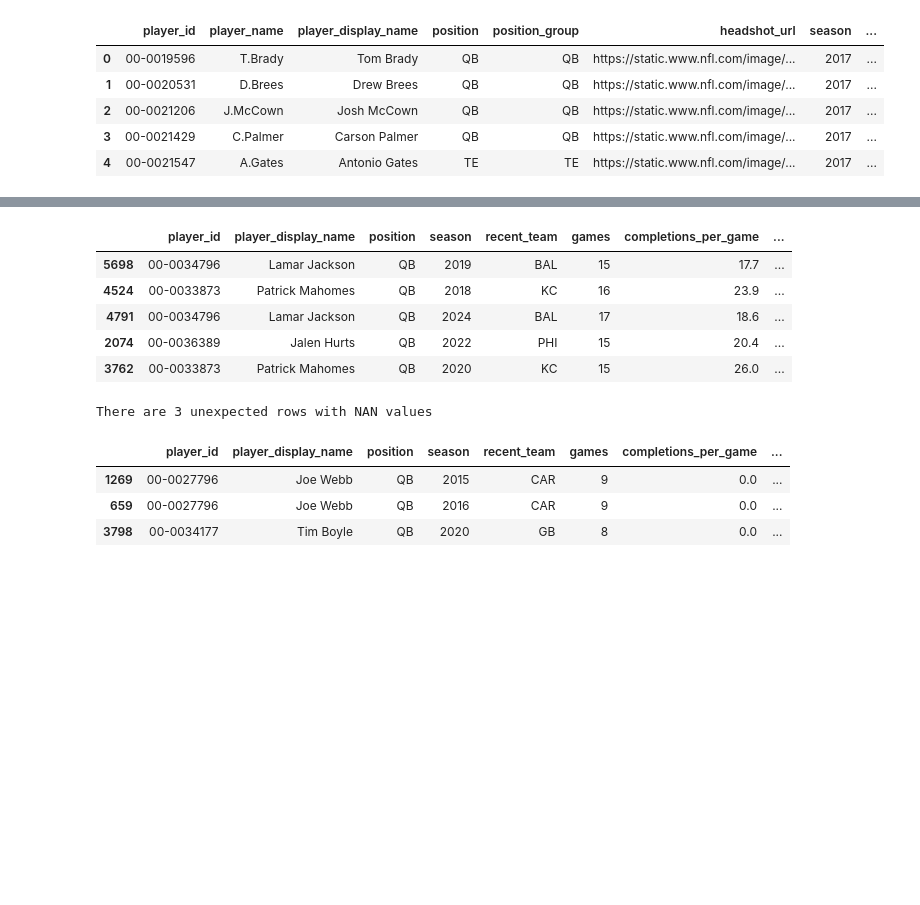
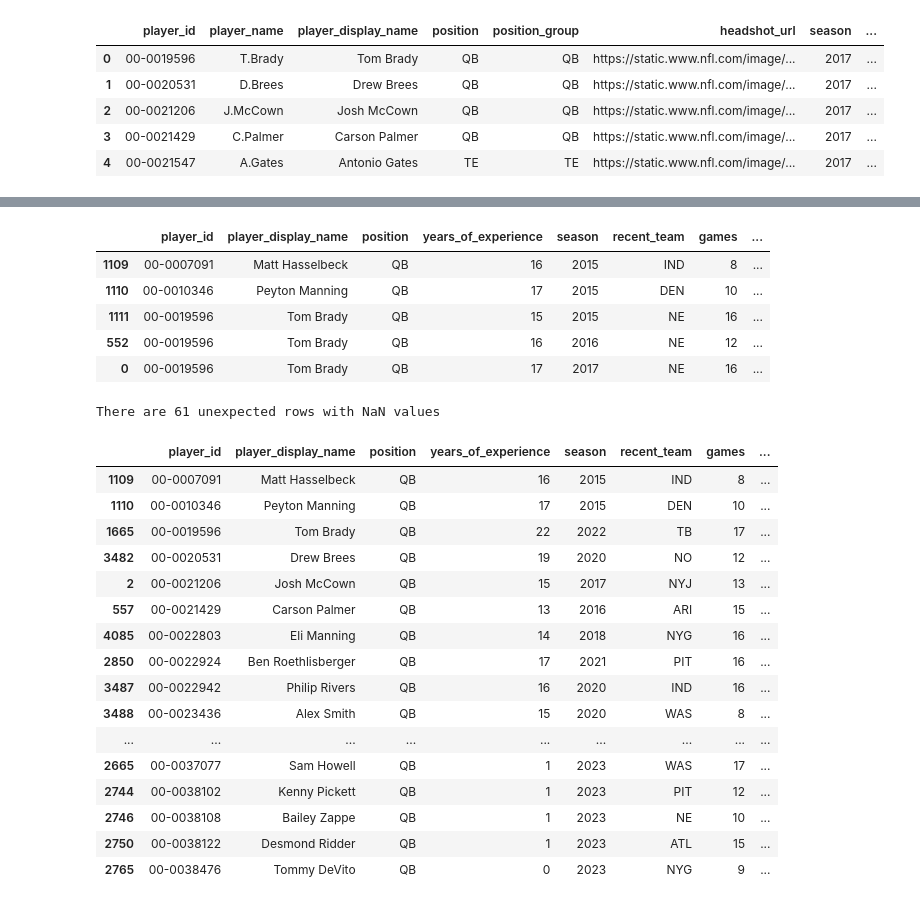
Before and after one commit to jackewings/Fantasy-Football-Predictor, a Jupyter notebook: notebooks/01_data_prep.ipynb, the cells around one changed output, grey strips where cells are left out. Drawn from its saved outputs; the diff is of its cells as text; code cells hidden in the pictures; blank space fills up the shorter version.

```diff
--- a/notebooks/01_data_prep.ipynb
+++ b/notebooks/01_data_prep.ipynb
@@ -62,3 +55,13 @@ all_seasons.head()
 | 2 | 00-0021206 | J.McCown | Josh McCown | QB | QB | https://static.www.nfl.com/image/... | 2017 | ... |
 | 3 | 00-0021429 | C.Palmer | Carson Palmer | QB | QB | https://static.www.nfl.com/image/... | 2017 | ... |
 | 4 | 00-0021547 | A.Gates | Antonio Gates | TE | TE | https://static.www.nfl.com/image/... | 2017 | ... |
+# %%
+# Loading in a new CSV that contains info about each player, and merging the specified columns with the all_seasons dataframe
+players = pd.read_csv('../data/raw/players.csv')
+
+players_filtered = players[['gsis_id', 'rookie_season']]
+
+all_seasons = all_seasons.merge(players_filtered, left_on = 'player_id', right_on = 'gsis_id', how = 'inner')
+
+# Ensuring the merge worked properly
+all_seasons[['player_id', 'gsis_id', 'rookie_season']].head()
@@ -64,0 +75,5 @@ all_seasons.head()
+# %%
+# Creating a new column to show the years of experience for a player in that season
+all_seasons['years_of_experience'] = all_seasons['season'] - all_seasons['rookie_season']
+
+all_seasons[['season', 'rookie_season', 'years_of_experience']].head()
@@ -65,7 +87,8 @@ all_seasons.head()
 # %%
+# Creating the QB only dataframes which contains player info and stats specific to the position
 qb_all = all_seasons[all_seasons['position'] == 'QB']
 
-qb_filtered = qb_all[['player_id', 'player_display_name', 'position', 'season', 'recent_team', 'games', 'completions', 'attempts', 'passing_yards',
+qb_filtered = qb_all[['player_id', 'player_display_name', 'position', 'years_of_experience', 'season', 'recent_team', 'games', 'completions', 'attempts', 'passing_yards',
              'passing_tds', 'passing_interceptions', 'sacks_suffered', 'sack_fumbles', 'passing_first_downs', 'passing_epa',
              'passing_cpoe', 'pacr', 'carries', 'rushing_yards', 'rushing_tds', 'rushing_fumbles', 'rushing_first_downs', 'rushing_epa',
              'fantasy_points_ppr'
@@ -82,5 +105,5 @@ qb_filtered.sort_values(by = 'fantasy_points_ppr', ascending = False).head()
 # %%
-# List your counting stats to convert to per-game
+# Transforming the count stats into per-game stats to make the values more robust to injuries
 qb_count_stats = ['completions', 'attempts', 'passing_yards', 'passing_tds', 'passing_interceptions',
                'sacks_suffered', 'sack_fumbles', 'passing_first_downs', 'passing_epa', 'passing_cpoe', 'pacr',
                'carries', 'rushing_yards', 'rushing_tds', 'rushing_fumbles', 'rushing_first_downs', 'rushing_epa',
@@ -89,40 +112,56 @@ qb_count_stats = ['completions', 'attempts', 'passing_yards', 'passing_tds', 'pa
 qb_per_game = qb_filtered.copy()
 
 for stat in qb_count_stats:
-    qb_per_game[stat + '_per_game'] = (qb_per_game[stat] / qb_per_game['games'].replace(0, pd.NA)).round(1)
+    qb_per_game[stat + '_per_game'] = (qb_per_game[stat] / qb_per_game['games'].replace(0, pd.NA))
 
-# Now you can drop or keep original total columns depending on your preference
-# For example, keep per-game only:
-qb_per_game = qb_per_game[['player_id', 'player_display_name', 'position', 'season', 'recent_team', 'games'] +
+qb_per_game = qb_per_game[['player_id', 'player_display_name', 'position', 'years_of_experience', 'season', 'recent_team', 'games'] +
                           [col for col in qb_per_game.columns if col.endswith('_per_game')]]
 
-qb_per_game_filtered = qb_per_game[qb_per_game['games'] >= 8]
+# Filtering to only players with >= 8 games played
+qb_per_game_filtered = qb_per_game[qb_per_game['games'] >= 8].round(2)
 
-# Sort by player and season
 qb_per_game_filtered = qb_per_game_filtered.sort_values(by = ['player_id', 'season'])
 
-# Create target variable
+# Creating the target variable which is predicted fantasy PPG for the following year
 qb_per_game_filtered['fantasy_points_ppr_per_game_next_year'] = (
     qb_per_game_filtered.groupby('player_id')['fantasy_points_ppr_per_game'].shift(-1)
 )
 
-qb_per_game_filtered.sort_values(by = 'fantasy_points_ppr_per_game', ascending = False).head()
+qb_per_game_filtered.head()
 # %% [output]
-|  | player_id | player_display_name | position | season | recent_team | games | completions_per_game | ... |
-| 5698 | 00-0034796 | Lamar Jackson | QB | 2019 | BAL | 15 | 17.7 | ... |
-| 4524 | 00-0033873 | Patrick Mahomes | QB | 2018 | KC | 16 | 23.9 | ... |
-| 4791 | 00-0034796 | Lamar Jackson | QB | 2024 | BAL | 17 | 18.6 | ... |
-| 2074 | 00-0036389 | Jalen Hurts | QB | 2022 | PHI | 15 | 20.4 | ... |
-| 3762 | 00-0033873 | Patrick Mahomes | QB | 2020 | KC | 15 | 26.0 | ... |
+|  | player_id | player_display_name | position | years_of_experience | season | recent_team | games | ... |
+| 1109 | 00-0007091 | Matt Hasselbeck | QB | 16 | 2015 | IND | 8 | ... |
+| 1110 | 00-0010346 | Peyton Manning | QB | 17 | 2015 | DEN | 10 | ... |
+| 1111 | 00-0019596 | Tom Brady | QB | 15 | 2015 | NE | 16 | ... |
+| 552 | 00-0019596 | Tom Brady | QB | 16 | 2016 | NE | 12 | ... |
+| 0 | 00-0019596 | Tom Brady | QB | 17 | 2017 | NE | 16 | ... |
 # %%
-qb_per_game_filtered_no_target = qb_per_game_filtered.drop(columns = 'fantasy_points_ppr_per_game_next_year')
+# Observing potential missing values (NaN values are expected in the 2024 season for the target variable)
+qb_per_game_filtered_no_2024 = qb_per_game_filtered[qb_per_game_filtered['season'] != 2024]
 
-print(f'There are {qb_per_game_filtered_no_target.isna().any(axis = 1).sum()} unexpected rows with NAN values\n')
+print(f'There are {qb_per_game_filtered_no_2024.isna().any(axis = 1).sum()} unexpected rows with NaN values\n')
 
-qb_per_game_filtered_no_target[qb_per_game_filtered_no_target.isna().any(axis = 1)]
+qb_na_obs = qb_per_game_filtered_no_2024[qb_per_game_filtered_no_2024.isna().any(axis = 1)]
+
+qb_na_obs
+
+# Missing values appear to be due to lack of playing time or retirement in the following year
 # %% [output]
-There are 3 unexpected rows with NAN values
+There are 61 unexpected rows with NaN values
-|  | player_id | player_display_name | position | season | recent_team | games | completions_per_game | ... |
-| 1269 | 00-0027796 | Joe Webb | QB | 2015 | CAR | 9 | 0.0 | ... |
-| 659 | 00-0027796 | Joe Webb | QB | 2016 | CAR | 9 | 0.0 | ... |
-| 3798 | 00-0034177 | Tim Boyle | QB | 2020 | GB | 8 | 0.0 | ... |
+|  | player_id | player_display_name | position | years_of_experience | season | recent_team | games | ... |
+| 1109 | 00-0007091 | Matt Hasselbeck | QB | 16 | 2015 | IND | 8 | ... |
+| 1110 | 00-0010346 | Peyton Manning | QB | 17 | 2015 | DEN | 10 | ... |
+| 1665 | 00-0019596 | Tom Brady | QB | 22 | 2022 | TB | 17 | ... |
+| 3482 | 00-0020531 | Drew Brees | QB | 19 | 2020 | NO | 12 | ... |
+| 2 | 00-0021206 | Josh McCown | QB | 15 | 2017 | NYJ | 13 | ... |
+| 557 | 00-0021429 | Carson Palmer | QB | 13 | 2016 | ARI | 15 | ... |
+| 4085 | 00-0022803 | Eli Manning | QB | 14 | 2018 | NYG | 16 | ... |
+| 2850 | 00-0022924 | Ben Roethlisberger | QB | 17 | 2021 | PIT | 16 | ... |
+| 3487 | 00-0022942 | Philip Rivers | QB | 16 | 2020 | IND | 16 | ... |
+| 3488 | 00-0023436 | Alex Smith | QB | 15 | 2020 | WAS | 8 | ... |
+| ... | ... | ... | ... | ... | ... | ... | ... | ... |
+| 2665 | 00-0037077 | Sam Howell | QB | 1 | 2023 | WAS | 17 | ... |
+| 2744 | 00-0038102 | Kenny Pickett | QB | 1 | 2023 | PIT | 12 | ... |
+| 2746 | 00-0038108 | Bailey Zappe | QB | 1 | 2023 | NE | 10 | ... |
+| 2750 | 00-0038122 | Desmond Ridder | QB | 1 | 2023 | ATL | 15 | ... |
+| 2765 | 00-0038476 | Tommy DeVito | QB | 0 | 2023 | NYG | 9 | ... |
```
Also changed, not shown: parts of 23 cells of this notebook, 24 other files.
